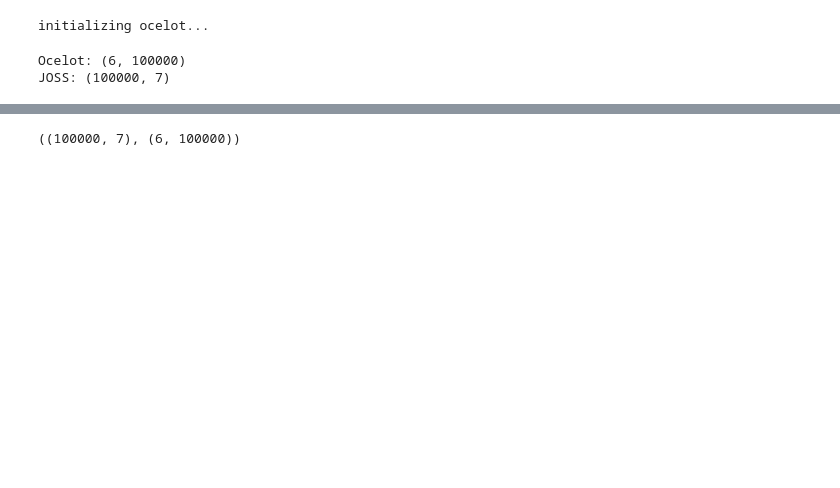
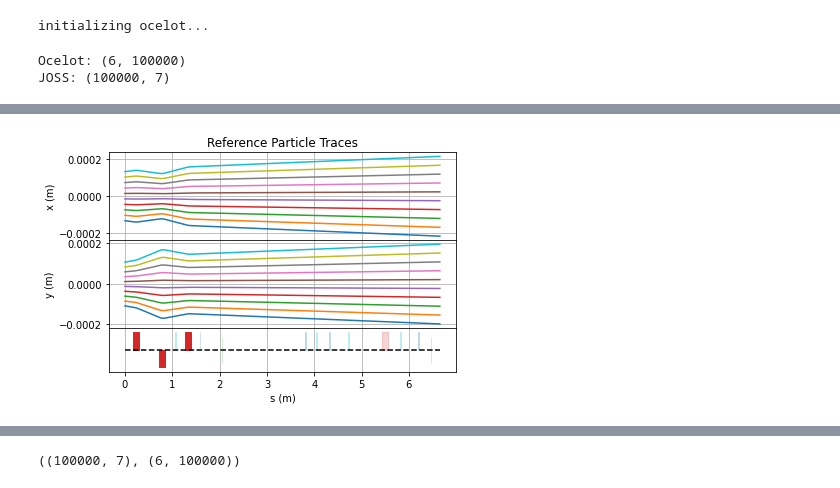
Before and after one commit to desy-ml/cheetah, a Jupyter notebook: ocelot_vs_joss.ipynb, the cells around one changed output, grey strips where cells are left out. Drawn from its saved outputs; the diff is of its cells as text; code cells hidden in the pictures; blank space fills up the shorter version.

```diff
--- a/ocelot_vs_joss.ipynb
+++ b/ocelot_vs_joss.ipynb
@@ -80,0 +92,4 @@ JOSS: 0.00020895736917199073 / 8.612445128525032e-05
+# %%
+segment.plot_overview(particles_joss)
+# %% [output]
+[figure, added]
```
Also changed, not shown: parts of 8 cells of this notebook, 4 other files.
